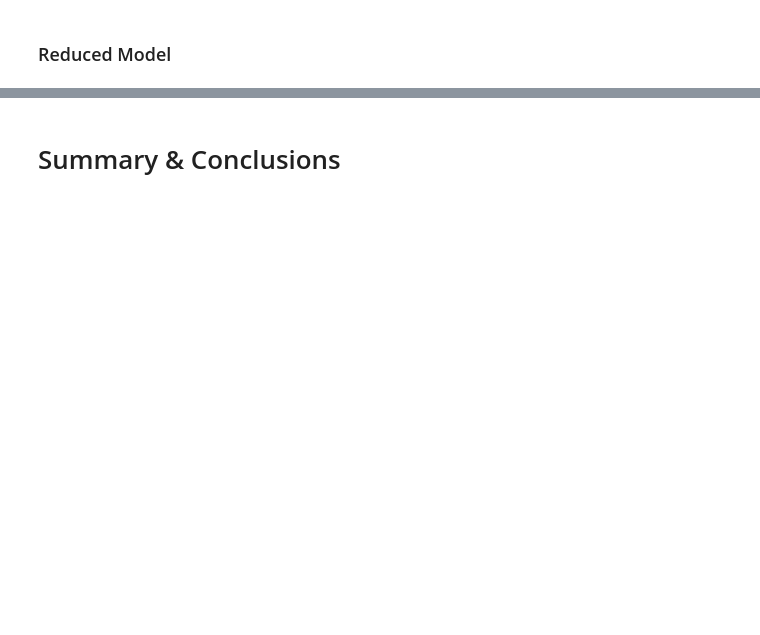
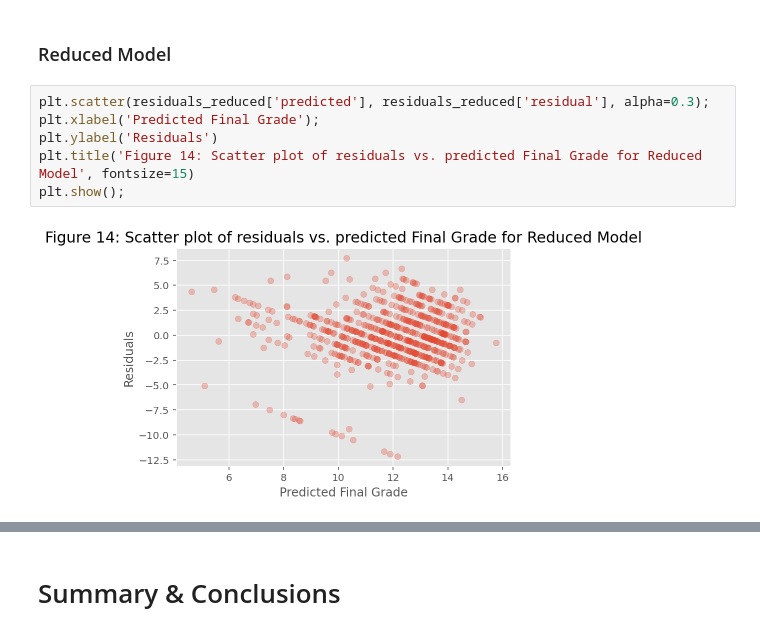
Before and after one commit to Rhyme1325/Analytics_project, a Jupyter notebook: project.ipynb, the cells around one changed output, grey strips where cells are left out. Drawn from its saved outputs; the diff is of its cells as text; blank space fills up the shorter version.

```diff
--- a/project.ipynb
+++ b/project.ipynb
@@ -605,2 +704,10 @@ We now perform backwards feature selection using p-values. It appears Statsmodel
 # %% [markdown]
 ### Reduced Model
+# %%
+plt.scatter(residuals_reduced['predicted'], residuals_reduced['residual'], alpha=0.3);
+plt.xlabel('Predicted Final Grade');
+plt.ylabel('Residuals')
+plt.title('Figure 14: Scatter plot of residuals vs. predicted Final Grade for Reduced Model', fontsize=15)
+plt.show();
+# %% [output]
+[figure, added]
```
Also changed, not shown: parts of 12 cells of this notebook.
